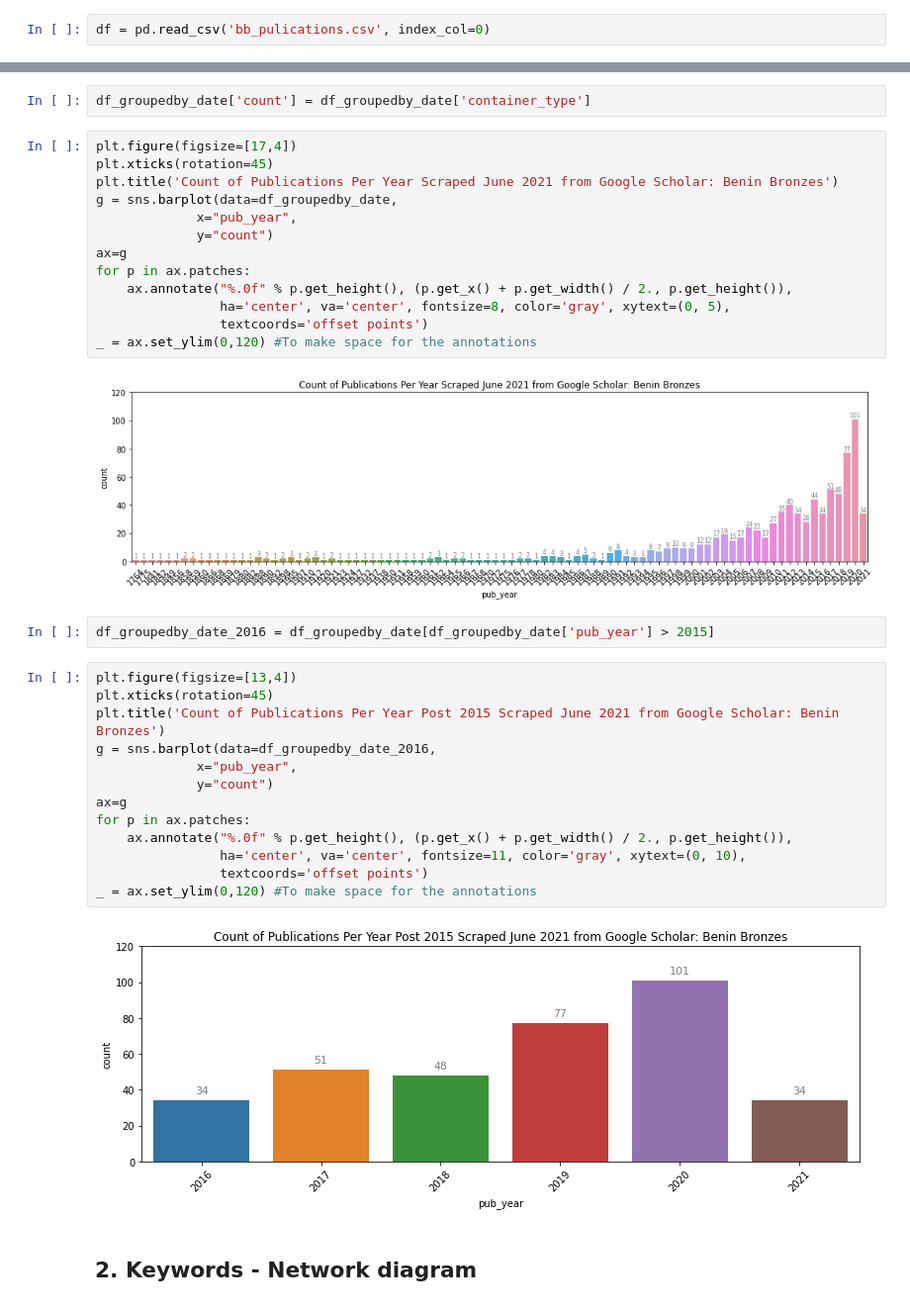
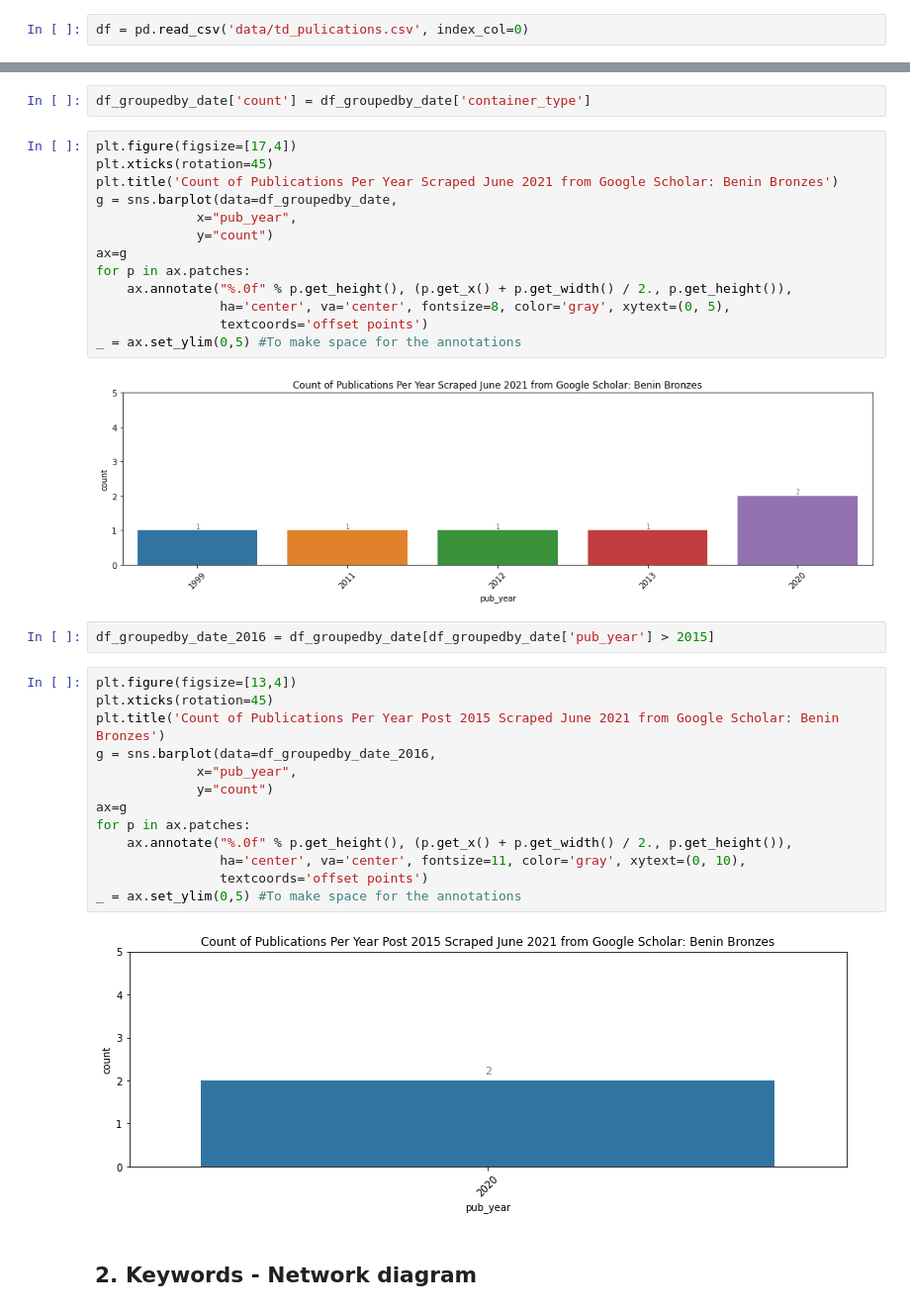
Before and after one commit to TamatiB/restitution_africa2021, a Jupyter notebook: scrape_crawl/Tendaguru_Vizs_PM.ipynb, the cells around one changed output, grey strips where cells are left out. Shown at 99% size. Drawn from its saved outputs; the diff is of its cells as text.

```diff
--- a/scrape_crawl/Tendaguru_Vizs_PM.ipynb
+++ b/scrape_crawl/Tendaguru_Vizs_PM.ipynb
@@ -96,7 +99,7 @@ def draw_cooccur_network(df, top_n_bigrams, col, title):
 # %% [markdown]
 ## 1. Time/volume - line chart
 # %%
-df = pd.read_csv('bb_pulications.csv', index_col=0)
+df = pd.read_csv('data/td_pulications.csv', index_col=0)
 # %%
 df['pub_year'] = df['bib'].apply(lambda x: ast.literal_eval(x)['pub_year'])
 df_not_nan = df[df['pub_year']!= 'NA']
@@ -127,26 +129,26 @@ for p in ax.patches:
     ax.annotate("%.0f" % p.get_height(), (p.get_x() + p.get_width() / 2., p.get_height()),
                 ha='center', va='center', fontsize=8, color='gray', xytext=(0, 5),
                 textcoords='offset points')
-_ = ax.set_ylim(0,120) #To make space for the annotations
+_ = ax.set_ylim(0,5) #To make space for the annotations
 # %% [output]
-[figure, old version]
+[figure, new version]
 # %%
 df_groupedby_date_2016 = df_groupedby_date[df_groupedby_date['pub_year'] > 2015]
 # %%
 plt.figure(figsize=[13,4])
 plt.xticks(rotation=45)
 plt.title('Count of Publications Per Year Post 2015 Scraped June 2021 from Google Scholar: Benin Bronzes')
 g = sns.barplot(data=df_groupedby_date_2016,
              x="pub_year",
              y="count")
 ax=g
 for p in ax.patches:
     ax.annotate("%.0f" % p.get_height(), (p.get_x() + p.get_width() / 2., p.get_height()),
                 ha='center', va='center', fontsize=11, color='gray', xytext=(0, 10),
                 textcoords='offset points')
-_ = ax.set_ylim(0,120) #To make space for the annotations
+_ = ax.set_ylim(0,5) #To make space for the annotations
 # %% [output]
-[figure, old version]
+[figure, new version]
 # %% [markdown]
 ## 2. Keywords - Network diagram
 # %%
```
Also changed, not shown: parts of 58 cells of this notebook, 5 other files.
